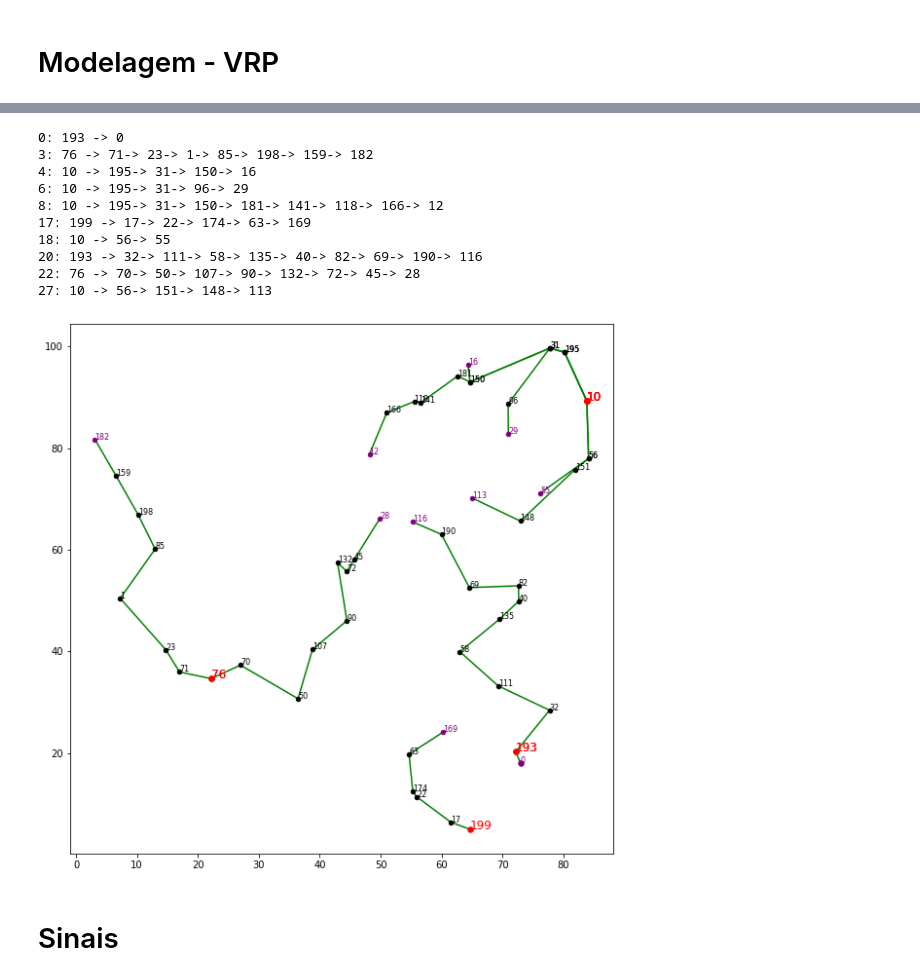
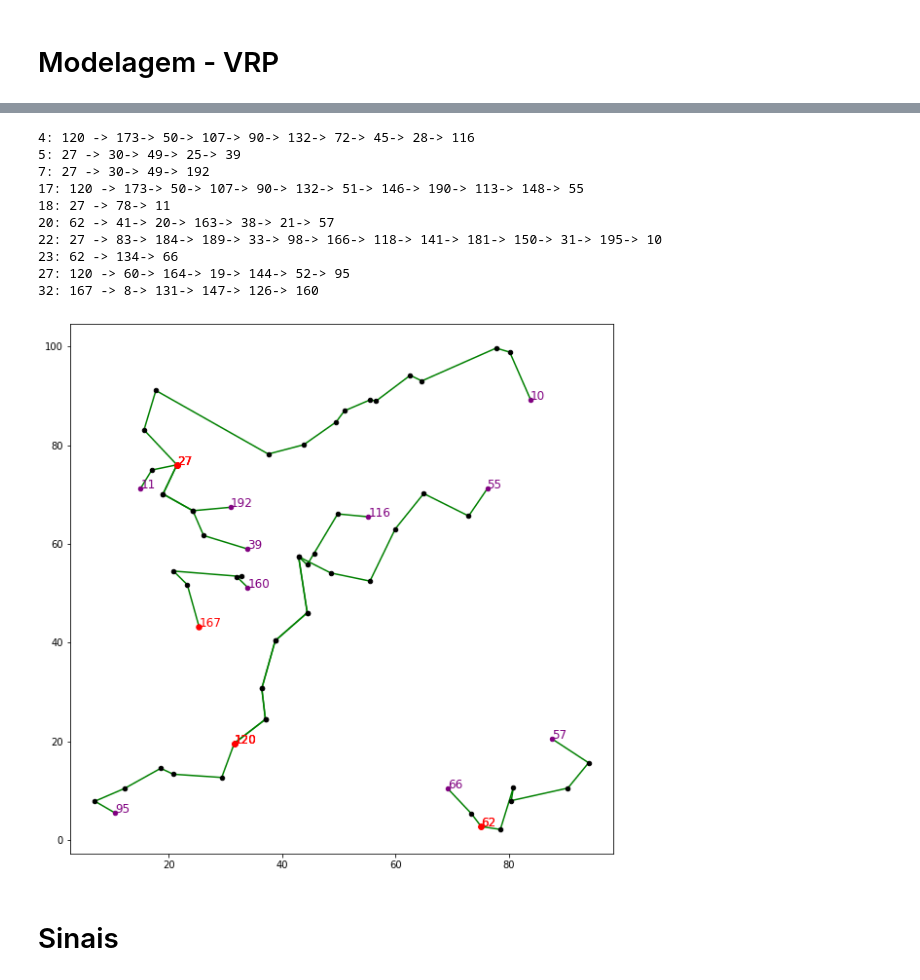
Before and after one commit to ViniciusBragaDiniz/ERP, a Jupyter notebook: Modelo2.ipynb, the cells around one changed output, grey strips where cells are left out. Drawn from its saved outputs; the diff is of its cells as text; code cells hidden in the pictures.

```diff
--- a/Modelo2.ipynb
+++ b/Modelo2.ipynb
@@ -18,3 +13,39 @@ hospitais = veiculos["Inicial"].unique()
+# %%
+pontos = pd.read_csv("n_200",index_col=0)
+#Número de hospitais
+H = 5
+#Número de veículos
+K = 30
+#Número de Ocorrências
+O = 10
+# %%
+#Pontos escolhidos como hospitais
+hospitais = pd.Series(pontos.index[np.random.randint(0,len(pontos),H)])
+#Instância dos Veículos
+veiculos = pd.DataFrame(index=range(K),columns=["Inicial","LowerBound","UpperBound"])
+
+for i in veiculos.index:
+    #Ponto inicial do veículo, escolhido aleatoriamente
+    inicial = hospitais.loc[np.random.randint(0,len(hospitais))]
+    #Quantidade do mesmo tipo de veículo no mesmo hospital
+    qntd = np.random.randint(1,5)
+    #Para cada veículo do mesmo tipo
+    for j in range(qntd):
+        lb = np.random.randint(1,6)      #Temos a prioridade mínima pela qual ele atende
+        ub = np.random.randint(5,11)     #e a prioridade máxima que ele consegue atender
+        veiculos.loc[i+j] = [inicial,lb,ub] #Inserção do veículo na instância
+
+#Pontos que não estejam previamente ocupados por hospitais
+aux = pontos[~pontos.index.isin(hospitais.values)].index
+
+#Instância das vítimas
+vitimas = pd.DataFrame(index=range(O),columns=["Ponto","Prioridade"])
+for i in range(O):
+    ponto = aux[np.random.randint(0,len(aux))]
+    while ponto in vitimas["Ponto"]:
+        ponto = aux[np.random.randint(0,len(aux))]
+    #Escolhe dentro dos pontos das ocorrências
+    vitimas.loc[i] = [ponto,np.random.randint(1,11)]
 # %%
 #Criação da Matriz de Distância
 _DistanceMatrix = pd.read_csv("d_200",index_col=0)
@@ -322,47 +367,46 @@ for k in veiculos.index:
 
         #Garante que o caminho será plotado mesmo se só tiver um arco
         if len(routes[k]) == 0:
             #Plotagem gráfica do último arco do caminho
             plt.scatter(xcoord[1],ycoord[1],s=30,color='purple',zorder=1)
-            plt.text(xcoord[1],ycoord[1],str(actual_node),fontsize=8,color="purple")
+            plt.text(xcoord[1],ycoord[1],str(actual_node),fontsize=12,color="purple")
         else:
             while actual_node not in vitimas["Ponto"].values:
                 next_node = routes[k].pop(actual_node)
 
                 #Adiciona um arco na string
                 string+="-> "+str(next_node)
 
                 #Coordenadas X e Y dos pontos que formam o arco
                 xcoord=[pontos.loc[actual_node]["x"],pontos.loc[next_node]["x"]]
                 ycoord=[pontos.loc[actual_node]["y"],pontos.loc[next_node]["y"]]
 
                 #Plotagem gráfica do arco
                 plt.scatter(xcoord[0],ycoord[0],s=20,color='black',zorder=1)
-                plt.text(xcoord[0],ycoord[0],str(actual_node),fontsize=8)
                 plt.plot(xcoord,ycoord,'g',zorder=0)
 
                 actual_node=next_node
 
             #Plotagem gráfica do último arco do caminho
             plt.scatter(xcoord[1],ycoord[1],s=20,color='purple',zorder=1)
-            plt.text(xcoord[1],ycoord[1],str(next_node),fontsize=8,color='purple')
+            plt.text(xcoord[1],ycoord[1],str(next_node),fontsize=12,color='purple')
 
         atendimentos[k] = actual_node
         print(string)
 
 plt.show()
 # %% [output]
-0: 193 -> 0
-3: 76 -> 71-> 23-> 1-> 85-> 198-> 159-> 182
-4: 10 -> 195-> 31-> 150-> 16
-6: 10 -> 195-> 31-> 96-> 29
-8: 10 -> 195-> 31-> 150-> 181-> 141-> 118-> 166-> 12
-17: 199 -> 17-> 22-> 174-> 63-> 169
-18: 10 -> 56-> 55
-20: 193 -> 32-> 111-> 58-> 135-> 40-> 82-> 69-> 190-> 116
-22: 76 -> 70-> 50-> 107-> 90-> 132-> 72-> 45-> 28
-27: 10 -> 56-> 151-> 148-> 113
+4: 120 -> 173-> 50-> 107-> 90-> 132-> 72-> 45-> 28-> 116
+5: 27 -> 30-> 49-> 25-> 39
+7: 27 -> 30-> 49-> 192
+17: 120 -> 173-> 50-> 107-> 90-> 132-> 51-> 146-> 190-> 113-> 148-> 55
+18: 27 -> 78-> 11
+20: 62 -> 41-> 20-> 163-> 38-> 21-> 57
+22: 27 -> 83-> 184-> 189-> 33-> 98-> 166-> 118-> 141-> 181-> 150-> 31-> 195-> 10
+23: 62 -> 134-> 66
+27: 120 -> 60-> 164-> 19-> 144-> 52-> 95
+32: 167 -> 8-> 131-> 147-> 126-> 160
-[figure, old version]
+[figure, new version]
 # %% [markdown]
 # Sinais
 # %%
```
Also changed, not shown: parts of 31 cells of this notebook, 1 other file.
